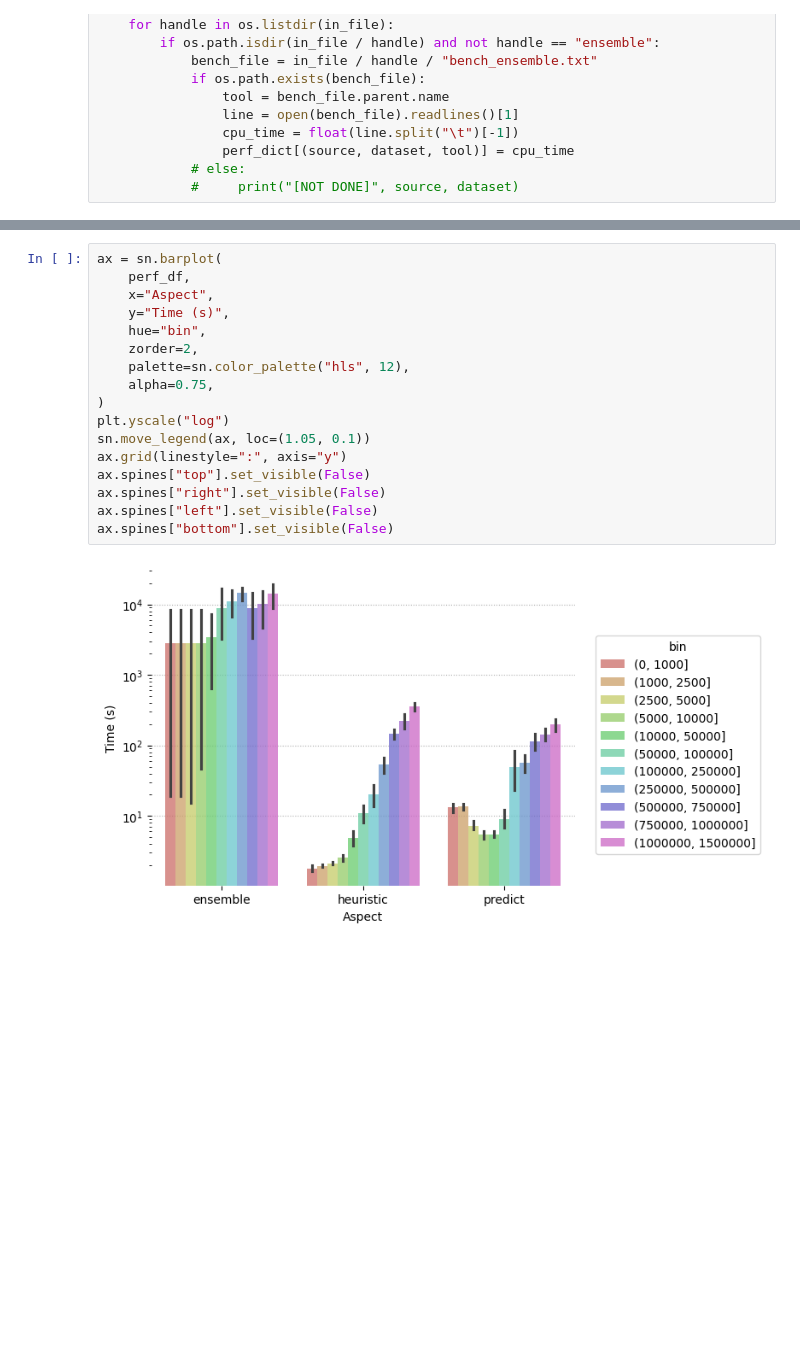
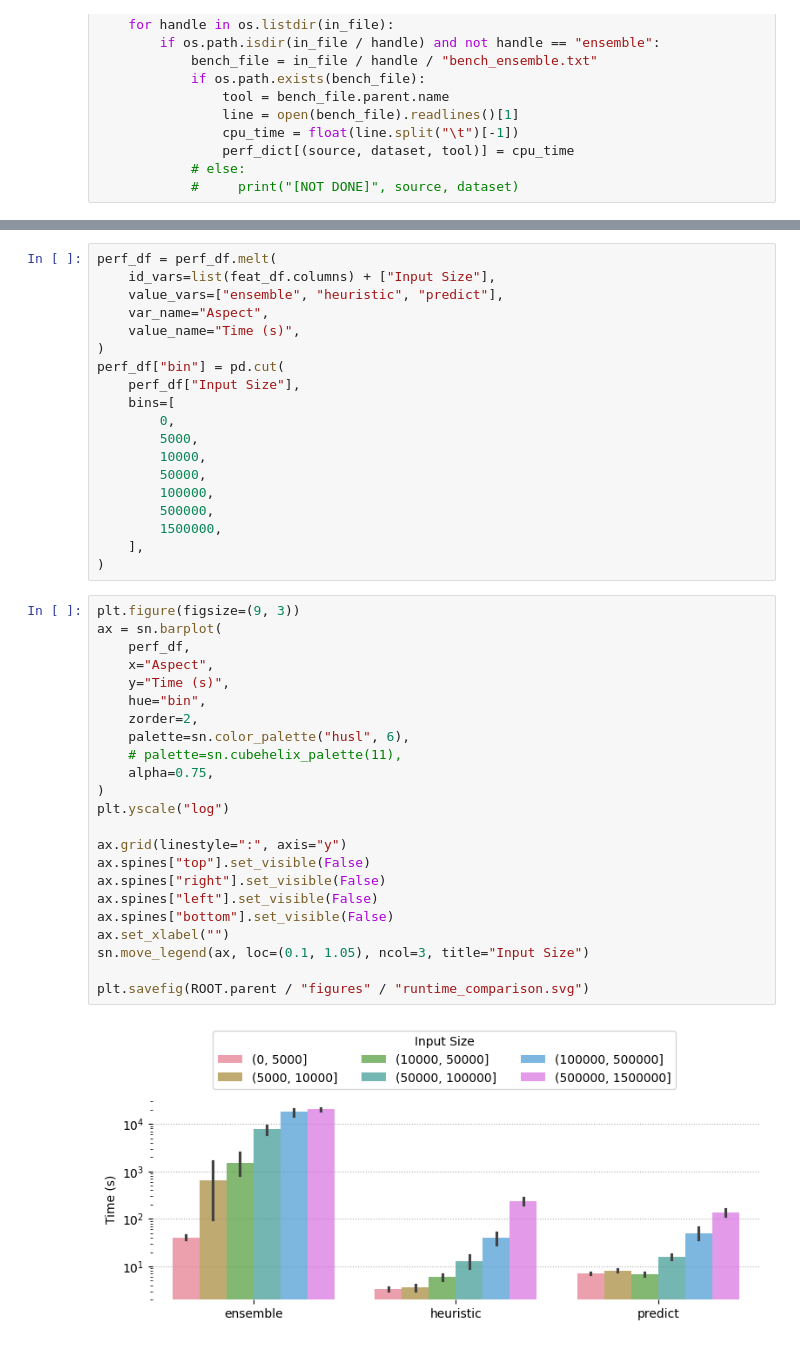
Before and after one commit to MaBody/aldiscore, a Jupyter notebook: notebooks/misc/runtime_results.ipynb, the cells around one changed output, grey strips where cells are left out. Drawn from its saved outputs; the diff is of its cells as text; blank space fills up the shorter version.

Commit message:
added new plot for runtime comparison

```diff
--- a/notebooks/misc/runtime_results.ipynb
+++ b/notebooks/misc/runtime_results.ipynb
@@ -371,19 +356,44 @@ perf_df["bin"] = pd.cut(
+# %%
+perf_df = perf_df.melt(
+    id_vars=list(feat_df.columns) + ["Input Size"],
+    value_vars=["ensemble", "heuristic", "predict"],
+    var_name="Aspect",
+    value_name="Time (s)",
+)
+perf_df["bin"] = pd.cut(
+    perf_df["Input Size"],
+    bins=[
+        0,
+        5000,
+        10000,
+        50000,
+        100000,
+        500000,
+        1500000,
+    ],
+)
 # %%
+plt.figure(figsize=(9, 3))
 ax = sn.barplot(
     perf_df,
     x="Aspect",
     y="Time (s)",
     hue="bin",
     zorder=2,
-    palette=sn.color_palette("hls", 12),
+    palette=sn.color_palette("husl", 6),
+    # palette=sn.cubehelix_palette(11),
     alpha=0.75,
 )
 plt.yscale("log")
-sn.move_legend(ax, loc=(1.05, 0.1))
+
 ax.grid(linestyle=":", axis="y")
 ax.spines["top"].set_visible(False)
 ax.spines["right"].set_visible(False)
 ax.spines["left"].set_visible(False)
 ax.spines["bottom"].set_visible(False)
+ax.set_xlabel("")
+sn.move_legend(ax, loc=(0.1, 1.05), ncol=3, title="Input Size")
+
+plt.savefig(ROOT.parent / "figures" / "runtime_comparison.svg")
 # %% [output]
-[figure, old version]
+[figure, new version]
```
Also changed, not shown: parts of 3 cells of this notebook.
